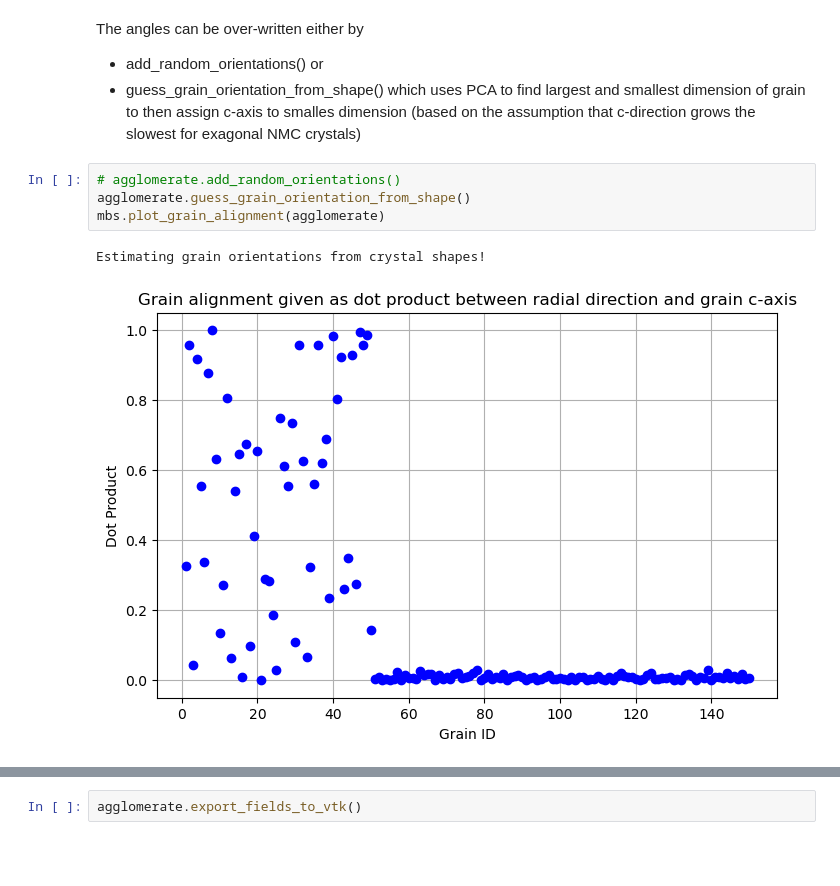
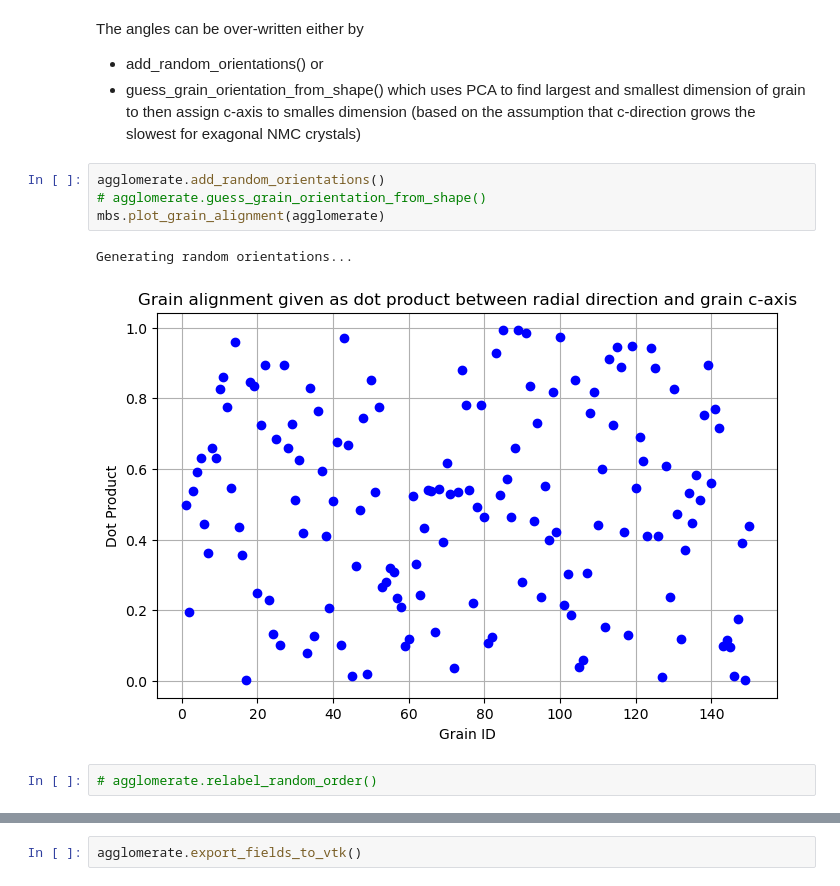
Before and after one commit to daubners/meatballs, a Jupyter notebook: 00-generation-of-NMC-agglomerate.ipynb, the cells around one changed output, grey strips where cells are left out. Drawn from its saved outputs; the diff is of its cells as text; blank space fills up the shorter version.

```diff
--- a/00-generation-of-NMC-agglomerate.ipynb
+++ b/00-generation-of-NMC-agglomerate.ipynb
@@ -96,9 +112,11 @@ The angles can be over-written either by
  - add_random_orientations() or
  - guess_grain_orientation_from_shape() which uses PCA to find largest and smallest dimension of grain to then assign c-axis to smalles dimension (based on the assumption that c-direction grows the slowest for exagonal NMC crystals)
 # %%
-# agglomerate.add_random_orientations()
-agglomerate.guess_grain_orientation_from_shape()
+agglomerate.add_random_orientations()
+# agglomerate.guess_grain_orientation_from_shape()
 mbs.plot_grain_alignment(agglomerate)
 # %% [output]
-Estimating grain orientations from crystal shapes!
+Generating random orientations...
-[figure, old version]
+[figure, new version]
+# %%
+# agglomerate.relabel_random_order()
```
Also changed, not shown: parts of 23 cells of this notebook, 2 other files.
